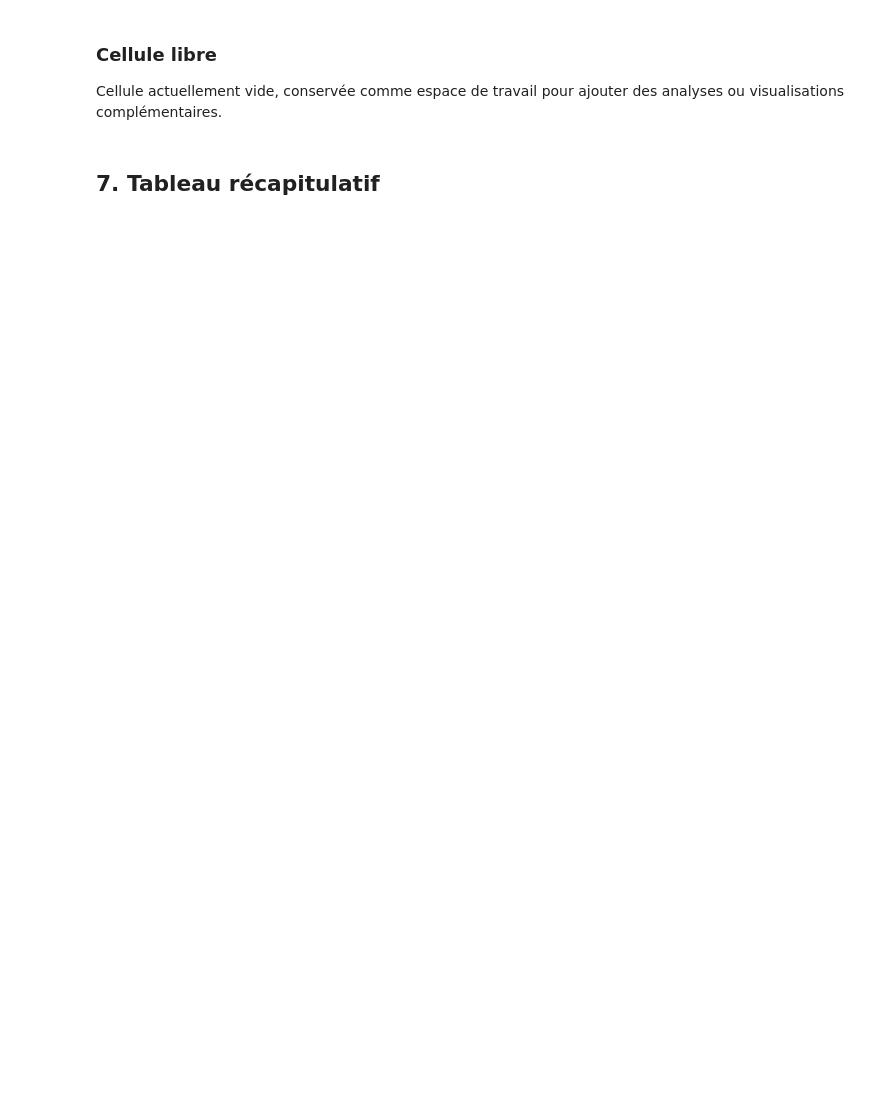
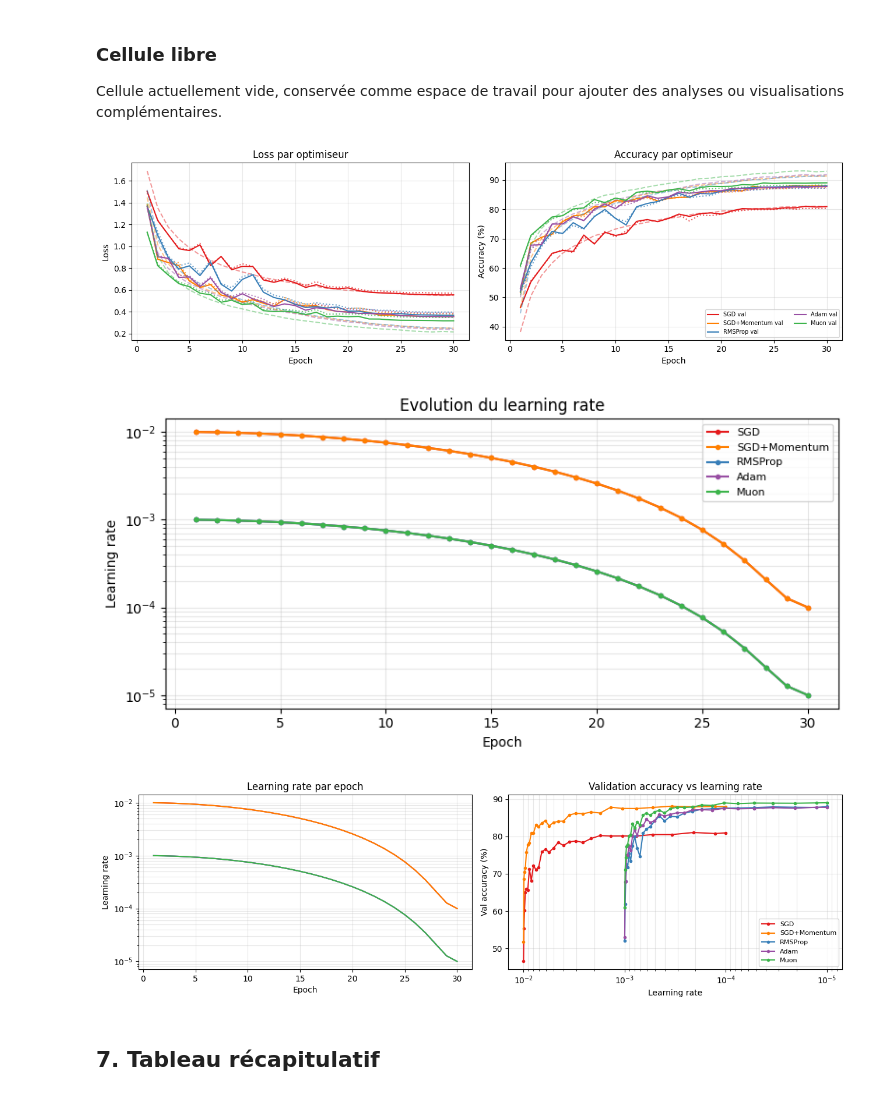
Before and after one commit to Gabriel-orcun/Convex-Optimisation, a Jupyter notebook: experiment.ipynb, the cells around one changed output. Saved outputs shown, nothing was run; the diff lists cells and outputs as text; code cells hidden in the pictures; blank space fills up the shorter version.

```diff
--- a/experiment.ipynb
+++ b/experiment.ipynb
@@ -522,6 +507,78 @@ Run history:
 # %% [markdown]
 ### Cellule libre
 Cellule actuellement vide, conservée comme espace de travail pour ajouter des analyses ou visualisations complémentaires.
+# %%
+# ── Courbes train / validation / test ────────────────────────────────
+fig, axes = plt.subplots(1, 2, figsize=(13, 4))
+
+for name, res in all_results.items():
+    color = COLORS.get(name)
+    axes[0].plot(epochs_list, res["train_loss"], linestyle="--", color=color, alpha=0.45)
+    axes[0].plot(epochs_list, res["val_loss"],   linestyle="-",  color=color, label=f"{name} val")
+    axes[0].plot(epochs_list, res["test_loss"],  linestyle=":",  color=color, alpha=0.75)
+
+    axes[1].plot(epochs_list, res["train_acc"], linestyle="--", color=color, alpha=0.45)
+    axes[1].plot(epochs_list, res["val_acc"],   linestyle="-",  color=color, label=f"{name} val")
+    axes[1].plot(epochs_list, res["test_acc"],  linestyle=":",  color=color, alpha=0.75)
+
+axes[0].set_title("Loss par optimiseur")
+axes[0].set_xlabel("Epoch")
+axes[0].set_ylabel("Loss")
+axes[0].grid(True, alpha=0.3)
+
+axes[1].set_title("Accuracy par optimiseur")
+axes[1].set_xlabel("Epoch")
+axes[1].set_ylabel("Accuracy (%)")
+axes[1].grid(True, alpha=0.3)
+axes[1].legend(fontsize=7, ncol=2)
+
+plt.tight_layout()
+plt.savefig("results/train_val_test_curves.png", dpi=150)
+plt.show()
+
+# ── Evolution du learning rate ───────────────────────────────────────
+fig, ax = plt.subplots(figsize=(8, 4))
+for name, res in all_results.items():
+    ax.plot(epochs_list, res["lr"], marker="o", markersize=3, color=COLORS.get(name), label=name)
+
+ax.set_title("Evolution du learning rate")
+ax.set_xlabel("Epoch")
+ax.set_ylabel("Learning rate")
+ax.set_yscale("log")
+ax.grid(True, which="both", alpha=0.3)
+ax.legend(fontsize=8)
+plt.tight_layout()
+plt.savefig("results/lr_evolution.png", dpi=150)
+plt.show()
+
+# ── Relation learning rate / validation accuracy ─────────────────────
+fig, axes = plt.subplots(1, 2, figsize=(13, 4))
+for name, res in all_results.items():
+    color = COLORS.get(name)
+    axes[0].plot(epochs_list, res["lr"], color=color, label=name)
+    axes[1].plot(res["lr"], res["val_acc"], marker="o", markersize=3, color=color, label=name)
+
+axes[0].set_title("Learning rate par epoch")
+axes[0].set_xlabel("Epoch")
+axes[0].set_ylabel("Learning rate")
+axes[0].set_yscale("log")
+axes[0].grid(True, which="both", alpha=0.3)
+
+axes[1].set_title("Validation accuracy vs learning rate")
+axes[1].set_xlabel("Learning rate")
+axes[1].set_ylabel("Val accuracy (%)")
+axes[1].set_xscale("log")
+axes[1].invert_xaxis()
+axes[1].grid(True, which="both", alpha=0.3)
+axes[1].legend(fontsize=8)
+
+plt.tight_layout()
+plt.savefig("results/lr_vs_val_accuracy.png", dpi=150)
+plt.show()
+# %% [output]
+[figure, added]
+[figure, added]
+[figure, added]
 # %% [markdown]
 ## 7. Tableau récapitulatif
 # %% [markdown]
```
Also changed, not shown: parts of 15 cells of this notebook, 2 other files.
